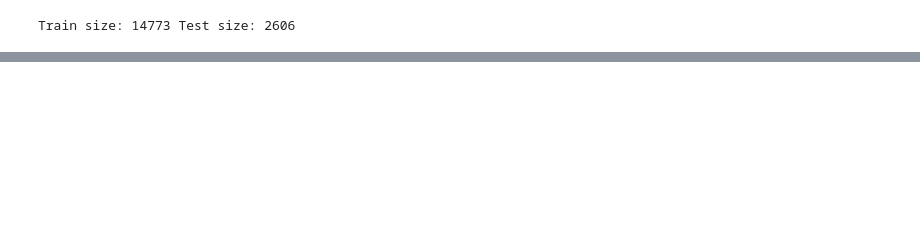
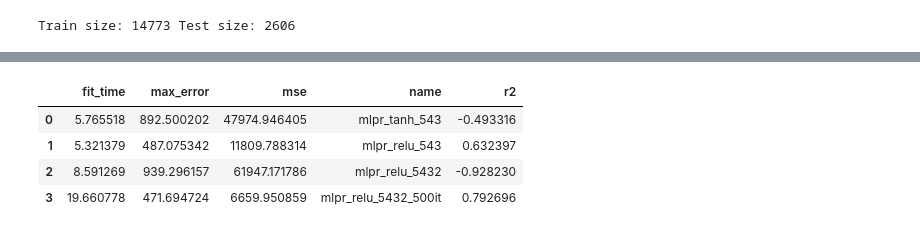
Before and after one commit to theazgra/dataAnalysisCourse, a Jupyter notebook: MAD_III/regression.ipynb, the cells around one changed output, grey strips where cells are left out. Cells and saved outputs as stored; diff of their text form; code cells hidden in the pictures; blank space fills up the shorter version.

Commit message:
Regression results.

```diff
--- a/MAD_III/regression.ipynb
+++ b/MAD_III/regression.ipynb
@@ -69,8 +67,10 @@ array([13.    ,  4.    ,  1.    , 10.    ,  5.    ,  0.    ,  6.    ,
 # %%
 def test_regressor(name,regressor):
+    start = timer()
     regressor.fit(train, trainGt)
+    fitTime = timer() - start
     predictedValues = regressor.predict(test)
     r2Score = regressor.score(test, testGt)
     mse = mean_squared_error(testGt, predictedValues)
     maxE = max_error(testGt, predictedValues)
-    return { "name": name, "r2": r2Score, "mse": mse, "max_error": maxE }
+    return { "name": name, "r2": r2Score, "mse": mse, "max_error": maxE, "fit_time": fitTime }
@@ -94,0 +121,20 @@ test_regressor("DecisionTreeRegressor default",treeRegressor)
+# %%
+# https://scikit-learn.org/stable/modules/generated/sklearn.neural_network.MLPRegressor.html#sklearn.neural_network.MLPRegressor
+mlpResults = []
+mlpr_tanh = MLPRegressor(hidden_layer_sizes=(5,4,3),activation='tanh')
+mlpResults.append(test_regressor("mlpr_tanh_543", mlpr_tanh))
+mlpr_relu = MLPRegressor(hidden_layer_sizes=(5,4,3),activation='relu')
+mlpResults.append(test_regressor("mlpr_relu_543", mlpr_relu))
+mlpr_relu2 = MLPRegressor(hidden_layer_sizes=(5,4,3,2),activation='relu')
+mlpResults.append(test_regressor("mlpr_relu_5432", mlpr_relu2))
+mlpr_relu3 = MLPRegressor(hidden_layer_sizes=(5,4,3,2),activation='relu',max_iter=500)
+mlpResults.append(test_regressor("mlpr_relu_5432_500it", mlpr_relu3))
+
+mlpDf=pd.DataFrame(mlpResults)
+mlpDf
+# %% [output]
+|  | fit_time | max_error | mse | name | r2 |
+| 0 | 5.765518 | 892.500202 | 47974.946405 | mlpr_tanh_543 | -0.493316 |
+| 1 | 5.321379 | 487.075342 | 11809.788314 | mlpr_relu_543 | 0.632397 |
+| 2 | 8.591269 | 939.296157 | 61947.171786 | mlpr_relu_5432 | -0.928230 |
+| 3 | 19.660778 | 471.694724 | 6659.950859 | mlpr_relu_5432_500it | 0.792696 |
```
Also changed, not shown: parts of 13 cells of this notebook, 1 other file.
